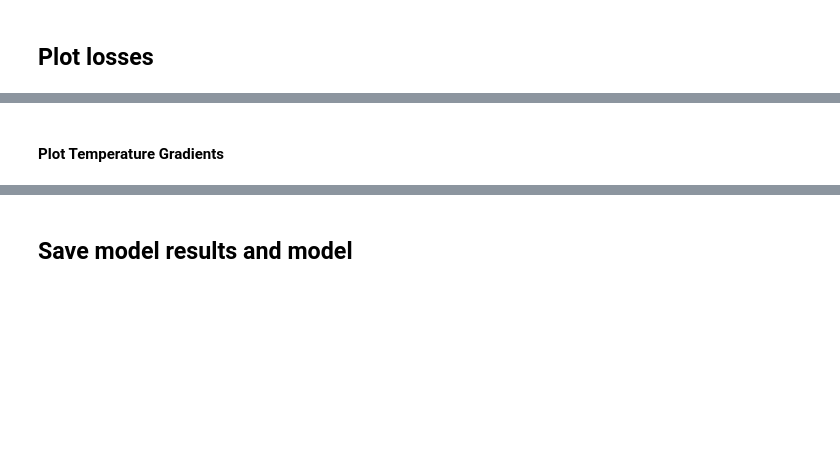
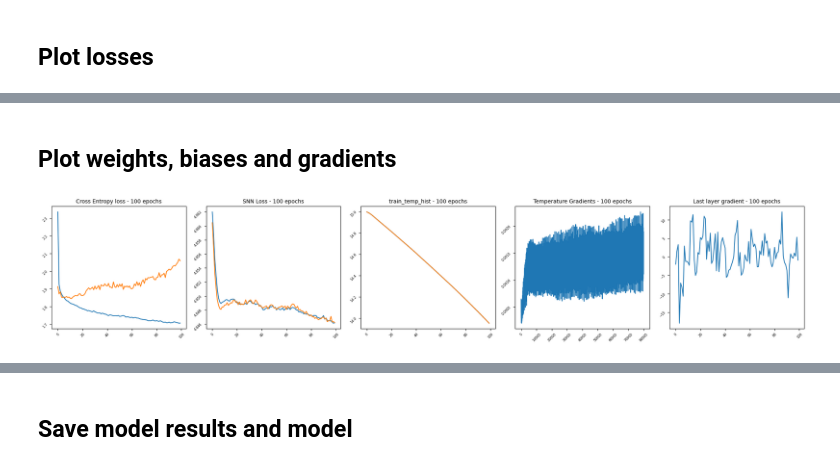
Before and after one commit to kbardool/CellPainting-SNNL, a Jupyter notebook: DNN_dev.ipynb, the cells around one changed output, grey strips where cells are left out. Cells and saved outputs as stored; diff of their text form; code cells hidden in the pictures; blank space fills up the shorter version.

```diff
--- a/DNN_dev.ipynb
+++ b/DNN_dev.ipynb
@@ -246,0 +253,12 @@ if dataset == 'cellpainting':
+# %%
+loss_factor   = 10.0
+snnl_factor   = 1.0
+learning_rate = 1e-03    ## 0.001
+temperature   = 15.00
+temperatureLR = 1e-02     ## 1e-4
+print(f"   units             {units}")
+print(f"   loss_factor       {loss_factor}")
+print(f"   snnl_factor       {snnl_factor}")
+print(f"   temperature       {temperature}")
+print(f"   learning_rate     {learning_rate}")
+print(f"   temperatureLR:    {temperatureLR}")
@@ -325,6 +322,0 @@ for index, layer in enumerate(model.layers):
-# %%
-if model.use_snnl:
-    model.train_snn_loss = []
-    model.train_xent_loss = []
-    model.train_temp_hist = []
-    model.train_temp_grad_hist = []
@@ -352,22 +369,17 @@ print(f" run epochs {starting_epoch+1} to {epochs} ")
 # %%
 print(f"{datetime.now().strftime('%Y%m%d_%H%M%S')}  epoch {starting_epoch+1:4d} of {epochs:4d}")
-
+show_every = 1
+header = True
 for epoch in range(starting_epoch,epochs):
 
-    fit_epoch_loss, fit_epoch_accuracy = model.epoch_train( train_loader, epoch, factor = 10, verbose = False)
+    train_loss  = model.epoch_train( train_loader, epoch, verbose = False)
+    model.model_history('train', train_loss )
 
-    model.train_loss.append(fit_epoch_loss[0])
-    model.train_snn_loss.append(fit_epoch_loss[1])
-    model.train_xent_loss.append(fit_epoch_loss[2])
-    model.train_accuracy.append(fit_epoch_accuracy)
-    model.train_temp_hist.append(model.temperature.item())
-    model.train_temp_grad_hist.append(model.temperature.grad.item())
+    val_loss  =  model.epoch_validate( val_loader, epoch, verbose = False)
+    model.model_history('val', val_loss )
 
-    if (epoch + 1) % show_every == 0:
-        print(f"{datetime.now().strftime('%Y%m%d_%H%M%S')}  epoch {epoch + 1:4d} of {epochs:4d}"
-              f"  mean loss = {model.train_loss[-1]:.6f} |  mean acc = {model.train_accuracy[-1]:.6f} |"
-              f"  xent loss = {model.train_xent_loss[-1]:.6f} |  snn loss = {model.train_snn_loss[-1]:.6f} |"
-              f"  temp = {model.temperature.item():.6f}  |  temp grad = {model.temperature.grad.item():.6f} ")
+    display_epoch_metrics(model, epoch, epochs, header)
+    header = False
 
     # model.scheduler.step(model.train_loss[-1])
 # %% [output]
@@ -481,2 +438,0 @@ plt.show()
-# %% [markdown]
-#### Plot Temperature Gradients
@@ -482,0 +444,6 @@ plt.show()
+# %% [markdown]
+## Plot weights, biases and gradients
+# %%
+plot_train_history(model, n_bins = 25)
+# %% [output]
+[figure, added]
```
Also changed, not shown: parts of 149 cells of this notebook, 15 other files.
